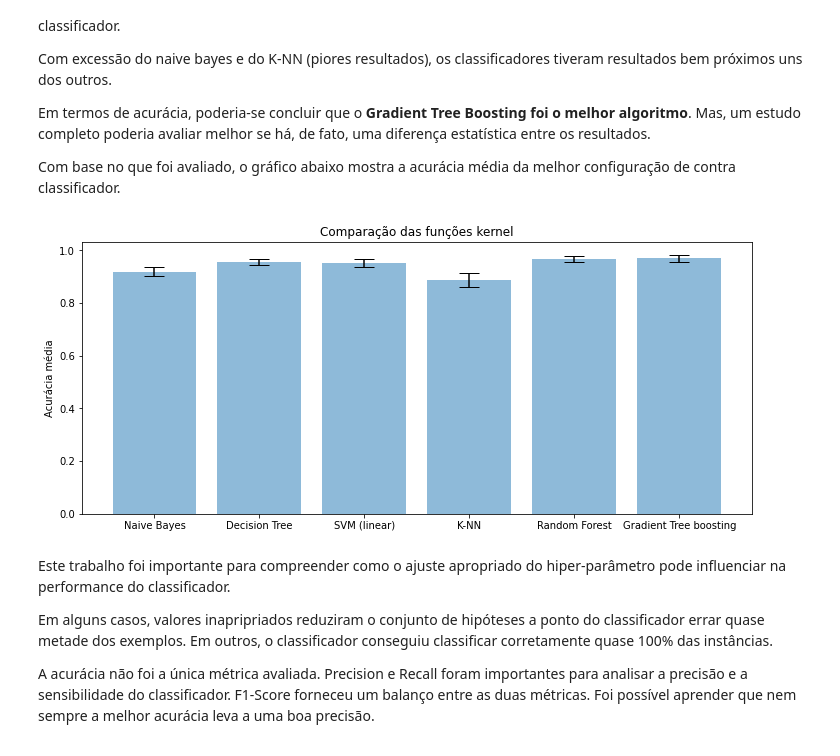
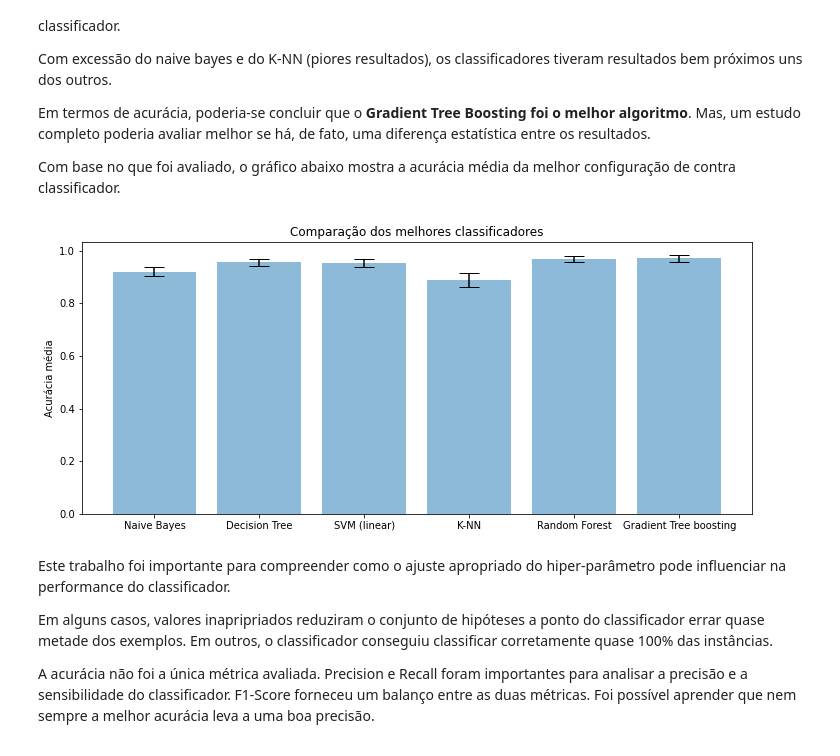
Before and after one commit to douglasllmoura/ufmg-ml, a Jupyter notebook: TP1_Classificacao_Exoplanetas.ipynb, the cells around one changed output. Saved outputs shown, nothing was run; the diff lists cells and outputs as text; code cells hidden in the pictures.

```diff
--- a/TP1_Classificacao_Exoplanetas.ipynb
+++ b/TP1_Classificacao_Exoplanetas.ipynb
@@ -1139,33 +1139,33 @@ Com base no que foi avaliado, o gráfico abaixo mostra a acurácia média da mel
 # %%
 fig, ax = plt.subplots(figsize=(12, 5))
 
 x = np.arange(6)
 
 # média
 results = []
 results.append(np.mean(gnb.scores.mean()))
 results.append(np.mean(tree.scores.mean()))
 results.append(np.mean(k_linear.scores.mean()))
 results.append(np.mean(knn.scores.mean()))
 results.append(np.mean(forest.scores.mean()))
 results.append(np.mean(gtb.scores.mean()))
 
 # desvio padrão
 error = []
 error.append(np.mean(gnb.scores.std()))
 error.append(np.mean(tree.scores.std()))
 error.append(np.mean(k_linear.scores.std()))
 error.append(np.mean(knn.scores.std()))
 error.append(np.mean(forest.scores.std()))
 error.append(np.mean(gtb.scores.std()))
 
 plt.bar(x, results, yerr=error, align='center', alpha=0.5, ecolor='black', capsize=10)
 plt.xticks(x, ('Naive Bayes', 'Decision Tree', 'SVM (linear)', 'K-NN', 'Random Forest', 'Gradient Tree boosting'))
 plt.ylabel('Acurácia média')
-plt.title("Comparação das funções kernel")
+plt.title("Comparação dos melhores classificadores")
 plt.show()
 # %% [output]
-[figure, old version]
+[figure, new version]
 # %% [markdown]
 Este trabalho foi importante para compreender como o ajuste apropriado do hiper-parâmetro pode influenciar na performance do classificador.
 
```
Also changed, not shown: parts of 10 cells of this notebook.
